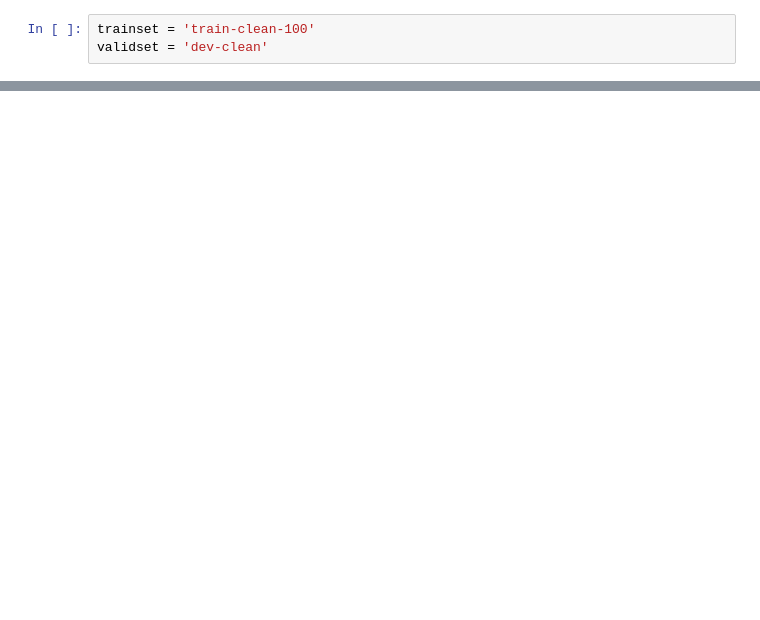
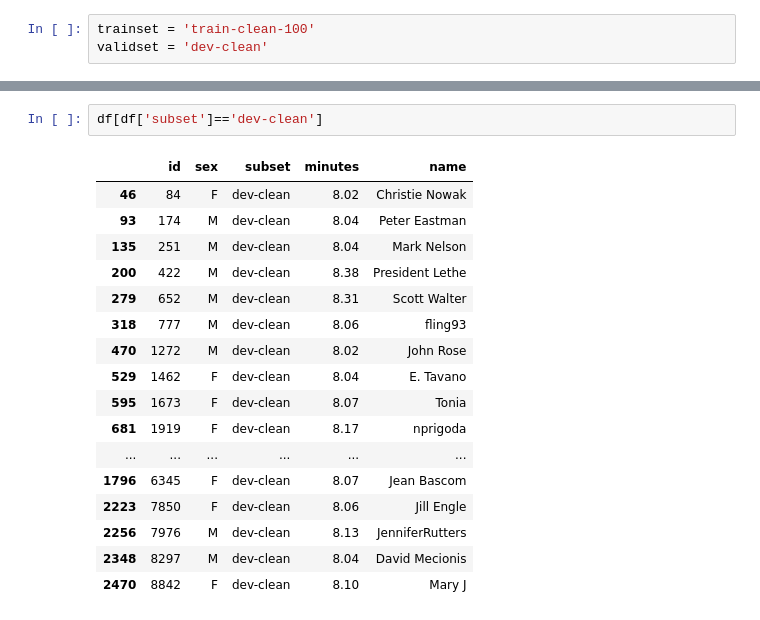
Before and after one commit to oscarknagg/raw-audio-gender-classification, a Jupyter notebook: dev/test_data_input.ipynb, the cells around one changed output, grey strips where cells are left out. Cells and saved outputs as stored; diff of their text form; blank space fills up the shorter version.

```diff
--- a/dev/test_data_input.ipynb
+++ b/dev/test_data_input.ipynb
@@ -66,3 +65,23 @@ df.groupby(['subset','sex']).agg({'name': 'nunique', 'minutes': 'sum'})
 |  | M | 11378.53 | 482 |
 | train-other-500 | F | 14458.23 | 562 |
 |  | M | 15353.15 | 601 |
+# %%
+df[df['subset']=='dev-clean']
+# %% [output]
+|  | id | sex | subset | minutes | name |
+| 46 | 84 | F | dev-clean | 8.02 | Christie Nowak |
+| 93 | 174 | M | dev-clean | 8.04 | Peter Eastman |
+| 135 | 251 | M | dev-clean | 8.04 | Mark Nelson |
+| 200 | 422 | M | dev-clean | 8.38 | President Lethe |
+| 279 | 652 | M | dev-clean | 8.31 | Scott Walter |
+| 318 | 777 | M | dev-clean | 8.06 | fling93 |
+| 470 | 1272 | M | dev-clean | 8.02 | John Rose |
+| 529 | 1462 | F | dev-clean | 8.04 | E. Tavano |
+| 595 | 1673 | F | dev-clean | 8.07 | Tonia |
+| 681 | 1919 | F | dev-clean | 8.17 | nprigoda |
+| ... | ... | ... | ... | ... | ... |
+| 1796 | 6345 | F | dev-clean | 8.07 | Jean Bascom |
+| 2223 | 7850 | F | dev-clean | 8.06 | Jill Engle |
+| 2256 | 7976 | M | dev-clean | 8.13 | JenniferRutters |
+| 2348 | 8297 | M | dev-clean | 8.04 | David Mecionis |
+| 2470 | 8842 | F | dev-clean | 8.10 | Mary J |
```
Also changed, not shown: parts of 2 cells of this notebook, 2 other files.
